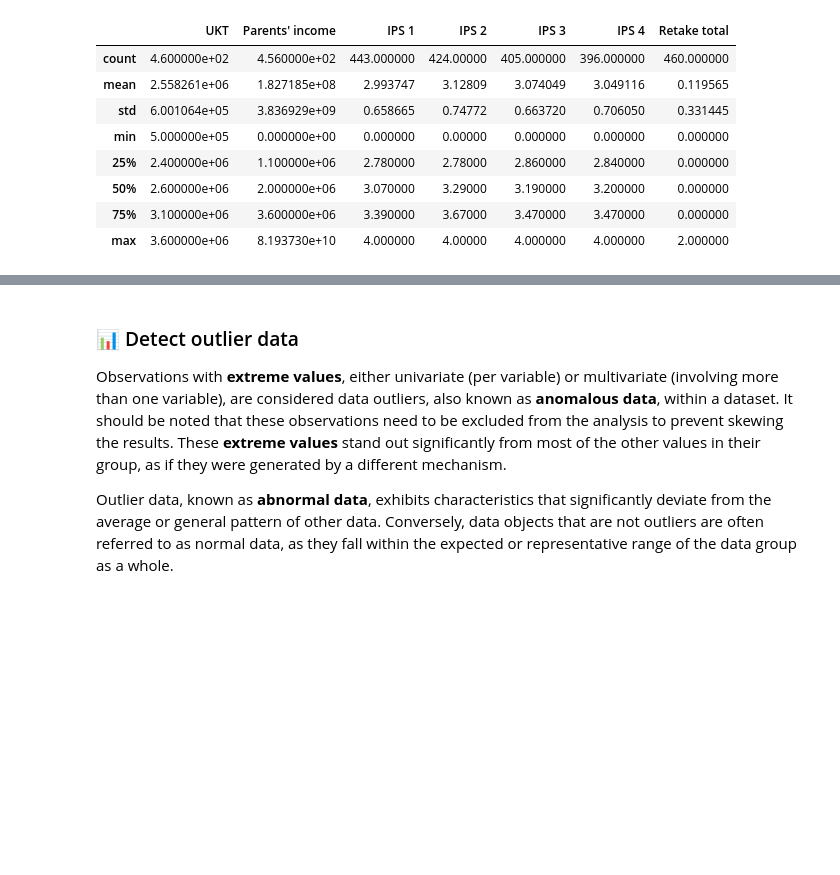
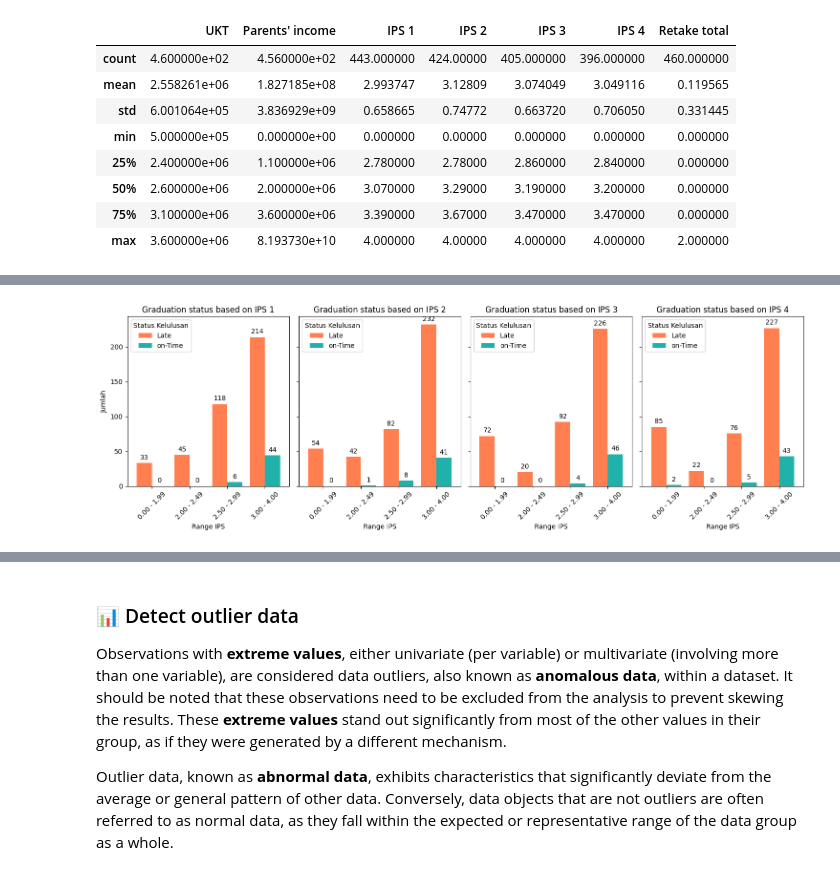
Before and after one commit to janasatvika/Optimizing-Classification-Models-using-Permutation-Feature-Importance-Method, a Jupyter notebook: EDA & pre-Processing/EDA_&_pre_Processing.ipynb, the cells around one changed output, grey strips where cells are left out. Saved outputs shown, nothing was run; the diff lists cells and outputs as text; code cells hidden in the pictures; blank space fills up the shorter version.

```diff
--- a/EDA & pre-Processing/EDA_&_pre_Processing.ipynb
+++ b/EDA & pre-Processing/EDA_&_pre_Processing.ipynb
@@ -188,0 +343,73 @@ df.describe(include = ['float64','int64'])
+# %%
+# Function to add labels on top of bars
+def autolabel(rects, ax):
+    for rect in rects:
+        height = rect.get_height()
+        ax.annotate('{}'.format(height),
+                    xy=(rect.get_x() + rect.get_width() / 2, height),
+                    xytext=(0, 3),  # 3 points vertical offset
+                    textcoords="offset points",
+                    ha='center', va='bottom')
+
+# Function to get the IPS range
+def get_ip_range(ip):
+    try:
+        ip = float(ip)  # Ensure ip can be converted to float
+    except ValueError:
+        return 'Unknown'  # Return default value if conversion fails
+    # Return IPS range based on the value
+    if ip >= 3.00:
+        return '3.00 - 4.00'
+    elif ip >= 2.50:
+        return '2.50 - 2.99'
+    elif ip >= 2.00:
+        return '2.00 - 2.49'
+    else:
+        return '0.00 - 1.99'
+
+# Function to create a grouped bar chart for each semester
+def plot_grouped_bar_chart(df):
+    # Melt DataFrame for IPS and Graduation status
+    df_melted = df.melt(id_vars=['Graduation status'], value_vars=['IPS 1', 'IPS 2', 'IPS 3', 'IPS 4'],
+                        var_name='Semester', value_name='IPS')
+
+    # Apply the get_ip_range function to create the IP_Range column
+    df_melted['IP_Range'] = df_melted['IPS'].apply(get_ip_range)
+
+    # Aggregate data for each semester
+    summary_by_semester = df_melted.groupby(['Semester', 'IP_Range', 'Graduation status']).size().unstack(fill_value=0)
+
+    # Define colors for "On-Time" and "Late" statuses
+    colors = {'on-Time': 'lightseagreen', 'Late': 'coral'}
+
+    # Get list of unique semesters
+    semesters = df_melted['Semester'].unique()
+
+    # Create subplots
+    fig, axs = plt.subplots(nrows=1, ncols=len(semesters), figsize=(15, 5), sharey=True)
+
+    # Loop through each semester to create a bar chart
+    for i, semester in enumerate(semesters):
+        data = summary_by_semester.loc[semester]
+        ax = axs[i]
+        bars = data.plot(kind='bar', ax=ax, color=colors, width=0.8)
+
+        # Add labels for each bar
+        autolabel(bars.patches, ax)
+
+        # Set title, axis labels, and legend
+        ax.set_title(f'Graduation status based on {semester}')
+        ax.set_xlabel('Range IPS')
+        ax.set_ylabel('Jumlah')
+        ax.set_xticklabels(data.index, rotation=45)
+        ax.legend(title='Status Kelulusan')
+
+    # Adjust layout for a cleaner appearance
+    plt.tight_layout()
+    # Display the plot
+    plt.show()
+
+# Use the function to plot the grouped bar chart
+plot_grouped_bar_chart(df)
+# %% [output]
+[figure, added]
```
Also changed, not shown: parts of 52 cells of this notebook.
